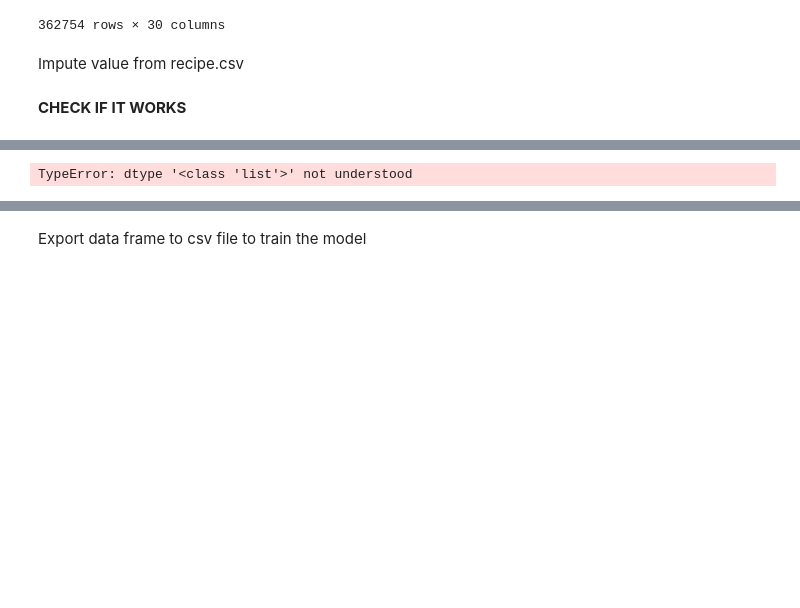
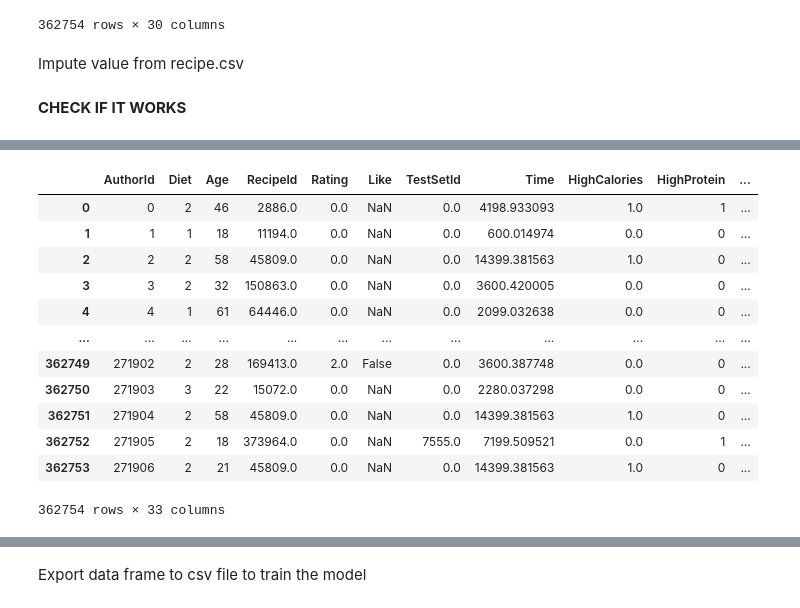
Before and after one commit to tusharkh12/AnalyticsCup, a Jupyter notebook: skilledShark_Submission.ipynb, the cells around one changed output, grey strips where cells are left out. Cells and saved outputs as stored; diff of their text form; code cells hidden in the pictures; blank space fills up the shorter version.

Commit message:
current data

```diff
--- a/skilledShark_Submission.ipynb
+++ b/skilledShark_Submission.ipynb
@@ -644,29 +521,54 @@ final_data
+# %%
+diet_mapping = {'Vegan': 1, 'Vegetarian': 2, 'Omnivore': 3}
+
+# Apply mapping to the 'Diet' columnprotien_mapping = {'Yes': 1, 'Indifferent': 0}
+sugar_mapping = { 'Indifferent': 1,'0':0}
+# RECIPE CATEGORY TRAINNNNNNNNNNNNN
+
+# Apply mapping to the 'Diet' column
+# final_data['Die'] = final_data['Diet'].map(diet_mapping)
+final_data['HighProtein'] = final_data['HighProtein'].map(protien_mapping)
+final_data['LowSugar'] = final_data['LowSugar'].map(sugar_mapping)
+
+final_data
+# %% [output]
+|  | AuthorId | Diet | Age | RecipeId | Rating | Like | TestSetId | Time | HighCalories | HighProtein | ... |
+| 0 | 0 | 2 | 46 | 2886.0 | 0.0 | NaN | 0.0 | 4198.933093 | 1.0 | 1 | ... |
+| 1 | 1 | 1 | 18 | 11194.0 | 0.0 | NaN | 0.0 | 600.014974 | 0.0 | 0 | ... |
+| 2 | 2 | 2 | 58 | 45809.0 | 0.0 | NaN | 0.0 | 14399.381563 | 1.0 | 0 | ... |
+| 3 | 3 | 2 | 32 | 150863.0 | 0.0 | NaN | 0.0 | 3600.420005 | 0.0 | 0 | ... |
+| 4 | 4 | 1 | 61 | 64446.0 | 0.0 | NaN | 0.0 | 2099.032638 | 0.0 | 0 | ... |
+| ... | ... | ... | ... | ... | ... | ... | ... | ... | ... | ... | ... |
+| 362749 | 271902 | 2 | 28 | 169413.0 | 2.0 | False | 0.0 | 3600.387748 | 0.0 | 0 | ... |
+| 362750 | 271903 | 3 | 22 | 15072.0 | 0.0 | NaN | 0.0 | 2280.037298 | 0.0 | 0 | ... |
+| 362751 | 271904 | 2 | 58 | 45809.0 | 0.0 | NaN | 0.0 | 14399.381563 | 1.0 | 0 | ... |
+| 362752 | 271905 | 2 | 18 | 373964.0 | 0.0 | NaN | 7555.0 | 7199.509521 | 0.0 | 1 | ... |
+| 362753 | 271906 | 2 | 21 | 45809.0 | 0.0 | NaN | 0.0 | 14399.381563 | 1.0 | 0 | ... |
+362754 rows × 33 columns
 # %%
-# Function to clean the the strings
-import pandas as pd
-
-# Updated clean_string function
-def clean_string(string):
-    # Remove 'c(' and ')' and replace escaped backslashes and double quotes
-    cleaned_string = string.replace('c(', '').replace(')', '').replace('\\', '').replace('\"', '')
-
-    # Split the cleaned string by commas and remove extra spaces
-    parsed_string = [val.strip() for val in cleaned_string.split(',')]
-
-    # Convert string elements to int
-    parsed_string = [int(val) if val.isdigit() else val for val in parsed_string]
-
-    return parsed_string
-
-# Read the CSV file into a DataFrame
-df = pd.read_csv('recipes.csv')
-
-# Apply the updated clean_string function to the RecipeIngredientQuantities column
-df['RecipeIngredientQuantities'] = df['RecipeIngredientQuantities'].apply(clean_string)
-df['RecipeIngredientParts'] = df['RecipeIngredientParts'].apply(clean_string)
-
-#Display the DataFrame with updated and cleaned values
-df
+# # Function to clean the the strings
+# import pandas as pd
+#
+# # Updated clean_string function
+# def clean_string(string):
+#     # Remove 'c(' and ')' and replace escaped backslashes and double quotes
+#     cleaned_string = string.replace('c(', '').replace(')', '').replace('\\', '').replace('\"', '')
+#
+#     # Split the cleaned string by commas and remove extra spaces
+#     parsed_string = [val.strip() for val in cleaned_string.split(',')]
+#
+#     # Convert string elements to int
+#     parsed_string = [int(val) if val.isdigit() else val for val in parsed_string]
+#
+#     return parsed_string
+#
+# # Read the CSV file into a DataFrame
+# df = pd.read_csv('recipes.csv')
+#
+# # Apply the updated clean_string function to the RecipeIngredientQuantities column
+# df['RecipeIngredientQuantities'] = df['RecipeIngredientQuantities'].apply(clean_string)
+# df['RecipeIngredientParts'] = df['RecipeIngredientParts'].apply(clean_string)
+#
+# #Display the DataFrame with updated and cleaned values
+# df
-# %% [output]
-TypeError: dtype '<class 'list'>' not understood
 # %%
```
Also changed, not shown: parts of 53 cells of this notebook.
